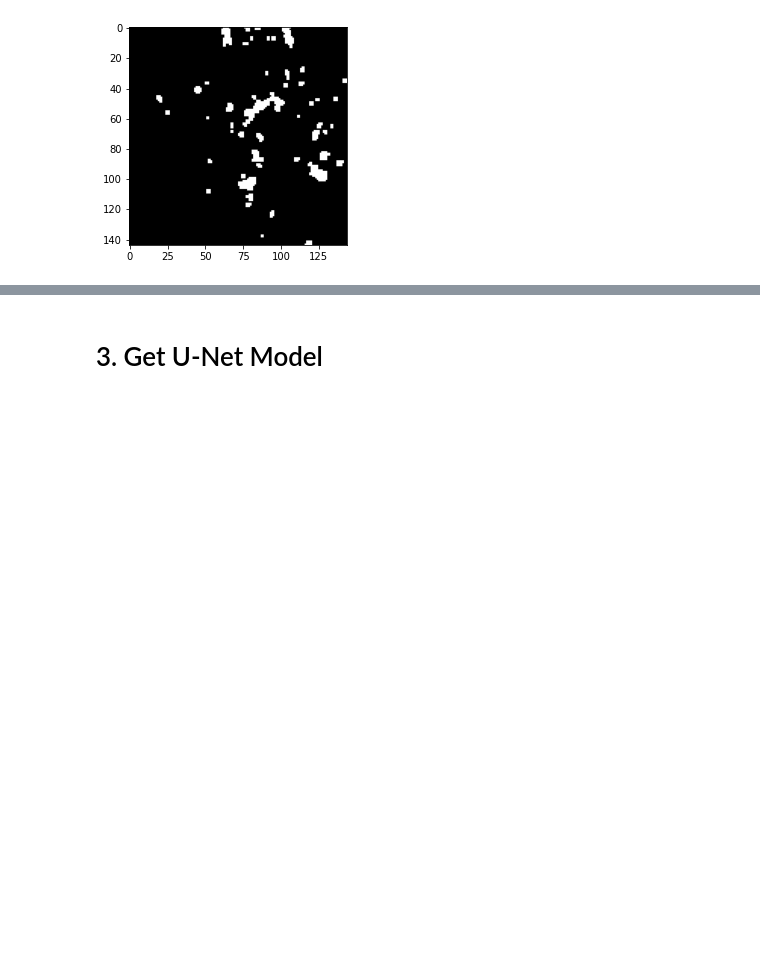
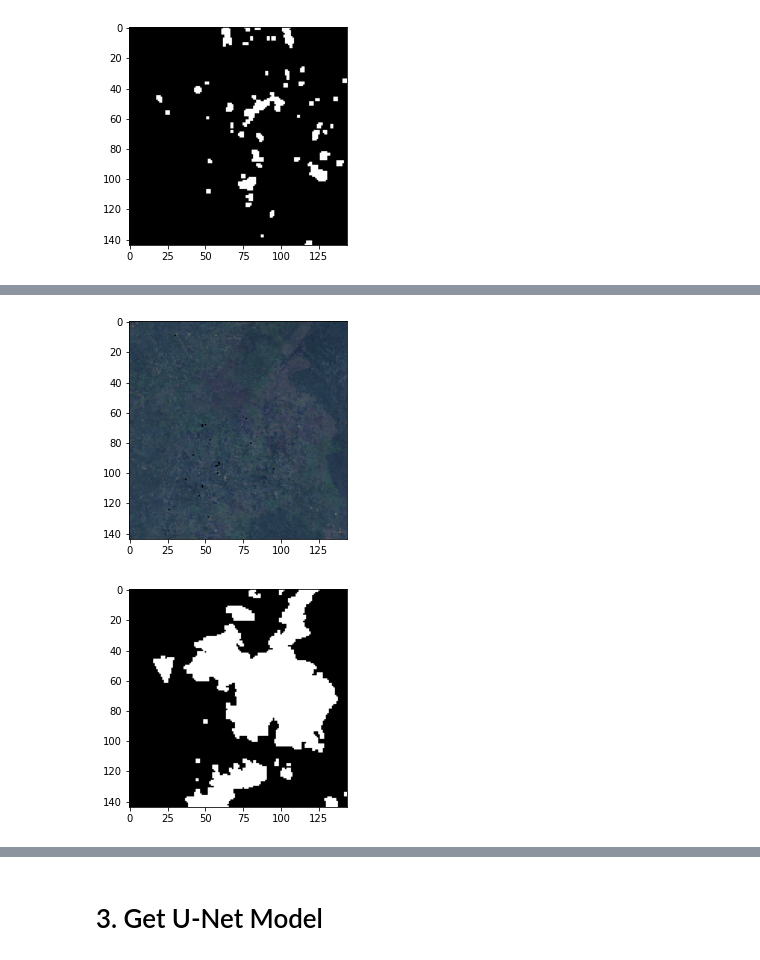
Before and after one commit to marcellinus-witarsah/sumatera-wildfire-classification, a Jupyter notebook: train.ipynb, the cells around one changed output, grey strips where cells are left out. Cells and saved outputs as stored; diff of their text form; code cells hidden in the pictures; blank space fills up the shorter version.

```diff
--- a/train.ipynb
+++ b/train.ipynb
@@ -313,3 +372,14 @@ Clipping input data to the valid range for imshow with RGB data ([0..1] for floa
+# %%
+for d in validation_dataset.take(1):
+    image = d[0][0].numpy()
+    mask = d[1][0].numpy()
+    plt.imshow(image*3)
+    plt.show()
+    plt.imshow(mask, cmap='gray')
+    plt.show()
+# %% [output]
+[figure, added]
+[figure, added]
 # %%
 for d in test_dataset.take(1):
     image = d[0][0].numpy()
```
Also changed, not shown: parts of 26 cells of this notebook.
